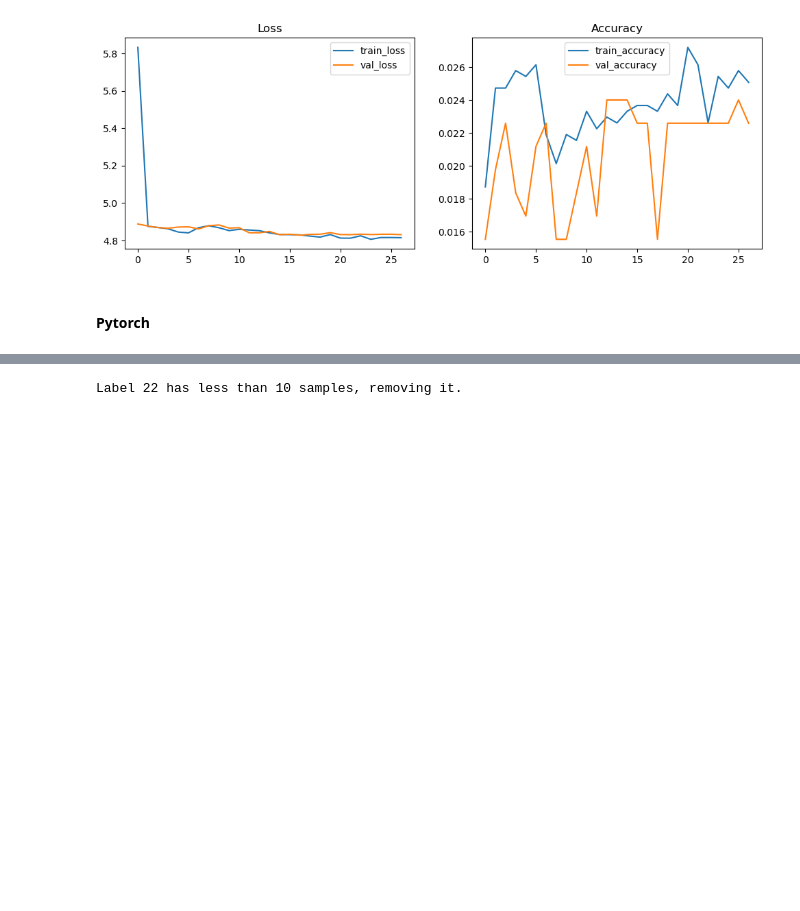
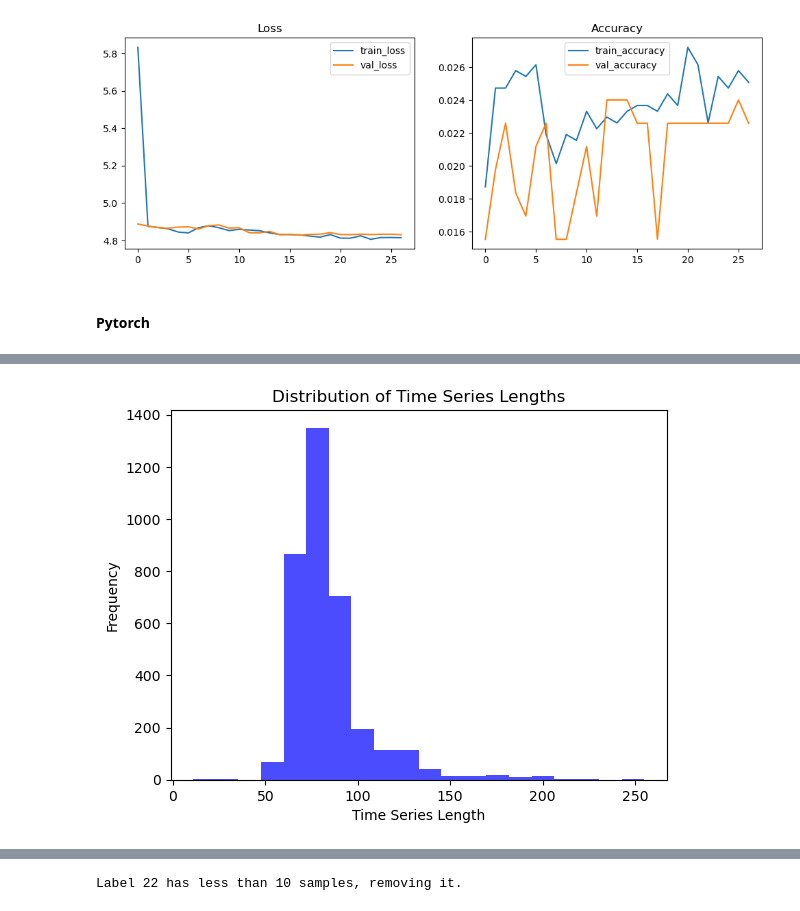
Before and after one commit to ShowHsiang/AI-development-for-multimodal-sensor-data-based-on-robotic-haptics, a Jupyter notebook: dataset/data processing/batch_processing.ipynb, the cells around one changed output, grey strips where cells are left out. Saved outputs shown, nothing was run; the diff lists cells and outputs as text; code cells hidden in the pictures; blank space fills up the shorter version.

```diff
--- a/dataset/data processing/batch_processing.ipynb
+++ b/dataset/data processing/batch_processing.ipynb
@@ -477,0 +488,90 @@ X_padded = X_padded.permute(0, 4, 1, 2, 3)
+# %%
+def load_data(data_dir):
+    X, y, lengths = [], [], []
+    for filename in os.listdir(data_dir):
+        if filename.endswith('.csv'):
+            label = filename.split('_')[0].split('-')[0]
+            # match = re.search(r'S(\d+)[_-]', filename)
+            # label = int(match.group(1))
+            df = pd.read_csv(os.path.join(data_dir, filename))
+            if df.shape[1] == 65:  # 确保数据有64个传感器值列加一个时间戳列
+                data = df.iloc[:, 1:65].values.reshape(-1, 8, 8, 1)
+                X.append(data)
+                y.append(label)
+                lengths.append(data.shape[0])
+    return X, y, lengths
+
+data_dir = "/mnt/g/textures/dataset/data processing/csv"
+X, y, lengths = load_data(data_dir)
+
+# 统计时间序列长度分布
+plt.hist(lengths, bins=20, color='blue', alpha=0.7)
+plt.title('Distribution of Time Series Lengths')
+plt.xlabel('Time Series Length')
+plt.ylabel('Frequency')
+plt.show()
+
+# 获取最大时间步数以确定填充大小
+max_time_steps = max([x.shape[0] for x in X])
+X_padded, attention_masks = [], []
+for x in X:
+    attention_mask = np.ones(x.shape[0], dtype=int)
+    if x.shape[0] < max_time_steps:
+        padding = np.zeros((max_time_steps - x.shape[0], 8, 8, 1))
+        x_padded = np.vstack((x, padding))
+        attention_mask = np.pad(attention_mask, (0, max_time_steps - x.shape[0]), 'constant', constant_values=0)
+    else:
+        x_padded = x
+    X_padded.append(x_padded)
+    attention_masks.append(attention_mask)
+# 标签编码
+label_encoder = LabelEncoder()
+y = label_encoder.fit_transform(y)
+num_classes = len(label_encoder.classes_)
+
+# 将数据转换为NumPy数组
+X_padded = np.array(X_padded)
+attention_masks = np.array(attention_masks)
+y = np.array(y)
+
+# 将数据转换为PyTorch张量
+X_padded = torch.tensor(X_padded, dtype=torch.float32)
+attention_masks = torch.tensor(attention_masks, dtype=torch.long)
+y = torch.tensor(y, dtype=torch.long)
+
+# 转换数据形状为 (batch_size, time_steps, height, width, channels)
+X_padded = X_padded.permute(0, 1, 2, 3, 4)  # (batch_size, time_steps, 8, 8, 1)
+
+X_train_list, X_test_list, y_train_list, y_test_list, attention_train_list, attention_test_list = [], [], [], [], [], []
+min_samples = 10  # 设置最小样本数阈值
+for label in np.unique(y):
+    X_label = X_padded[y == label]
+    y_label = y[y == label]
+    attention_label = attention_masks[y == label]
+    if len(y_label) < min_samples:
+        print(f"Label {label} has less than {min_samples} samples, removing it.")
+        continue
+    X_train, X_test, y_train, y_test, attention_train, attention_test = train_test_split(
+        X_label, y_label, attention_label, test_size=0.2, random_state=42)
+    X_train_list.append(X_train)
+    X_test_list.append(X_test)
+    y_train_list.append(y_train)
+    y_test_list.append(y_test)
+    attention_train_list.append(attention_train)
+    attention_test_list.append(attention_test)
+
+# 合并所有标签的数据
+X_train = torch.cat(X_train_list)
+X_test = torch.cat(X_test_list)
+y_train = torch.cat(y_train_list)
+y_test = torch.cat(y_test_list)
+attention_train = torch.cat(attention_train_list)
+attention_test = torch.cat(attention_test_list)
+
+train_dataset = TensorDataset(X_train, attention_train, y_train)
+test_dataset = TensorDataset(X_test, attention_test, y_test)
+
+train_loader = DataLoader(train_dataset, batch_size=64, shuffle=True)
+test_loader = DataLoader(test_dataset, batch_size=64, shuffle=False)
+# %% [output]
+[figure, added]
```
Also changed, not shown: parts of 4 cells of this notebook, 2 other files.
